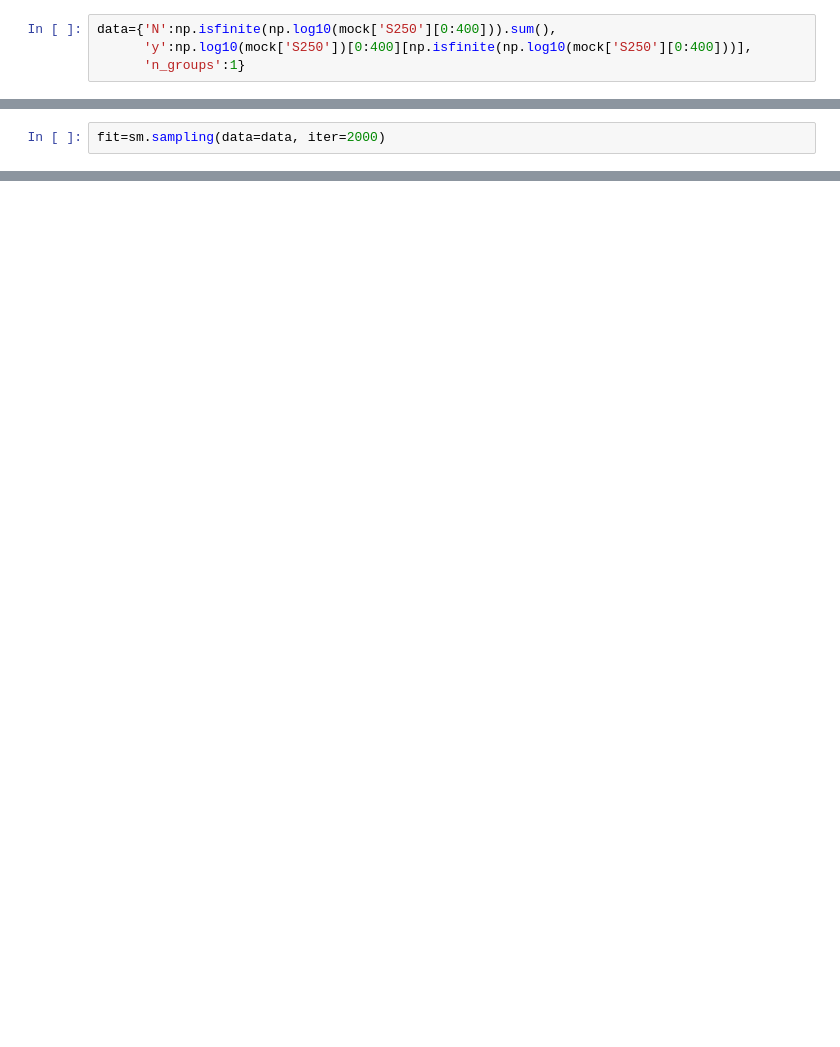
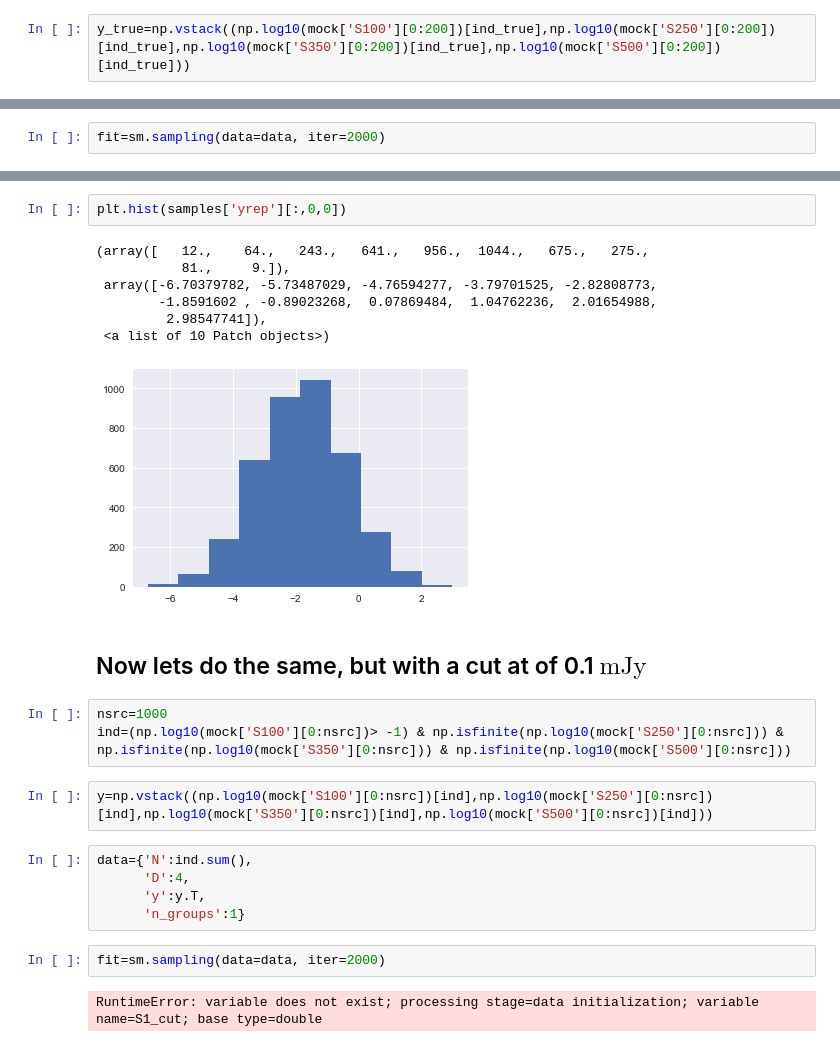
Before and after one commit to pdh21/XID_plus, a Jupyter notebook: docs/notebooks/examples/Empirical_test.ipynb, the cells around one changed output, grey strips where cells are left out. Saved outputs shown, nothing was run; the diff lists cells and outputs as text; blank space fills up the shorter version.

```diff
--- a/docs/notebooks/examples/Empirical_test.ipynb
+++ b/docs/notebooks/examples/Empirical_test.ipynb
@@ -93,4 +114,2 @@ INFO:pystan:COMPILING THE C++ CODE FOR MODEL anon_model_37bc72dc5f55ae5520f6a458
 # %%
-data={'N':np.isfinite(np.log10(mock['S250'][0:400])).sum(),
-      'y':np.log10(mock['S250'])[0:400][np.isfinite(np.log10(mock['S250'][0:400]))],
-      'n_groups':1}
+y_true=np.vstack((np.log10(mock['S100'][0:200])[ind_true],np.log10(mock['S250'][0:200])[ind_true],np.log10(mock['S350'][0:200])[ind_true],np.log10(mock['S500'][0:200])[ind_true]))
@@ -201,0 +162,26 @@ convergence, Rhat=1).
+# %%
+plt.hist(samples['yrep'][:,0,0])
+# %% [output]
+(array([   12.,    64.,   243.,   641.,   956.,  1044.,   675.,   275.,
+           81.,     9.]),
+ array([-6.70379782, -5.73487029, -4.76594277, -3.79701525, -2.82808773,
+        -1.8591602 , -0.89023268,  0.07869484,  1.04762236,  2.01654988,
+         2.98547741]),
+ <a list of 10 Patch objects>)
+[figure, added]
+# %% [markdown]
+## Now lets do the same, but with a cut at of 0.1 $\mathrm{m Jy}$
+# %%
+nsrc=1000
+ind=(np.log10(mock['S100'][0:nsrc])> -1) & np.isfinite(np.log10(mock['S250'][0:nsrc])) & np.isfinite(np.log10(mock['S350'][0:nsrc])) & np.isfinite(np.log10(mock['S500'][0:nsrc]))
+# %%
+y=np.vstack((np.log10(mock['S100'][0:nsrc])[ind],np.log10(mock['S250'][0:nsrc])[ind],np.log10(mock['S350'][0:nsrc])[ind],np.log10(mock['S500'][0:nsrc])[ind]))
+# %%
+data={'N':ind.sum(),
+      'D':4,
+      'y':y.T,
+      'n_groups':1}
+# %%
+fit=sm.sampling(data=data, iter=2000)
+# %% [output]
+RuntimeError: variable does not exist; processing stage=data initialization; variable name=S1_cut; base type=double
```
Also changed, not shown: parts of 34 cells of this notebook.
